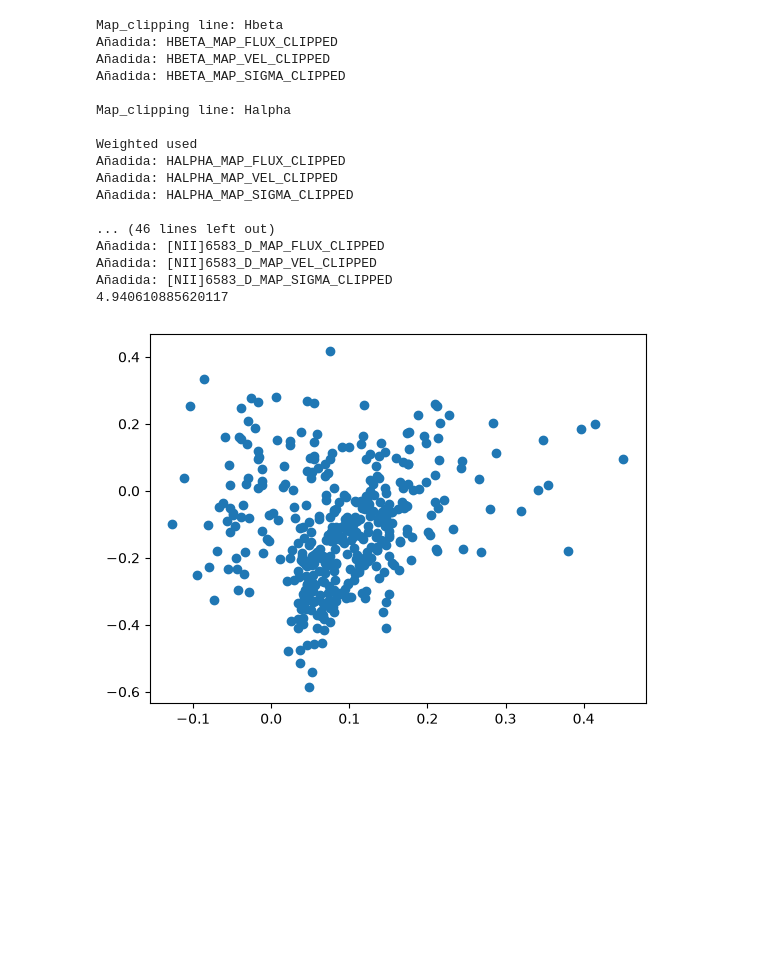
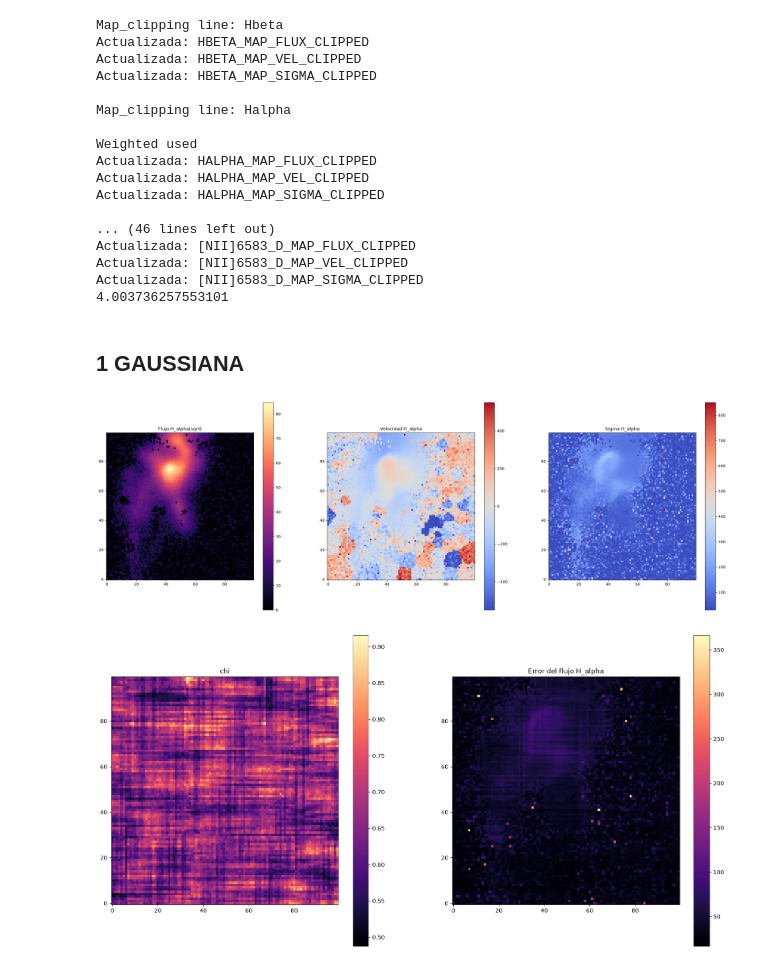
Before and after one commit to Thomas-thief/MUSE-PKS0745-ppxf, a Jupyter notebook: Abell1795_corr.ipynb, the cells around one changed output. Drawn from its saved outputs; the diff is of its cells as text; code cells hidden in the pictures; blank space fills up the shorter version.

```diff
--- a/Abell1795_corr.ipynb
+++ b/Abell1795_corr.ipynb
@@ -314,37 +142,61 @@ Añadida: HALPHA_FLUX_ERR_WEIGHTED
 # %%
 t0 = time.time()
-#Create clipped maps for each gas component of flux, velocity and sigma
-fit_gas.Clip_maps(name_fits_properties = "maps_ABELL/MUSE_PKS0745_properties.fits", min_vel_err=40, min_sigma_err=40, min_snr=5)
+# Create clipped maps for each gas component of flux, velocity and sigma
+fit_gas.Clip_maps(name_fits_properties = "maps_ABELL/MUSE_PKS0745_properties.fits", min_vel_err=190, min_sigma_err=240, max_snr=2.5)
 
 print(time.time()-t0)
 # %% [output]
 Map_clipping line: Hbeta
-Añadida: HBETA_MAP_FLUX_CLIPPED
-Añadida: HBETA_MAP_VEL_CLIPPED
-Añadida: HBETA_MAP_SIGMA_CLIPPED
+Actualizada: HBETA_MAP_FLUX_CLIPPED
+Actualizada: HBETA_MAP_VEL_CLIPPED
+Actualizada: HBETA_MAP_SIGMA_CLIPPED
 
 Map_clipping line: Halpha
 
 Weighted used
-Añadida: HALPHA_MAP_FLUX_CLIPPED
-Añadida: HALPHA_MAP_VEL_CLIPPED
-Añadida: HALPHA_MAP_SIGMA_CLIPPED
+Actualizada: HALPHA_MAP_FLUX_CLIPPED
+Actualizada: HALPHA_MAP_VEL_CLIPPED
+Actualizada: HALPHA_MAP_SIGMA_CLIPPED
 
 ... (46 lines left out)
-Añadida: [NII]6583_D_MAP_FLUX_CLIPPED
-Añadida: [NII]6583_D_MAP_VEL_CLIPPED
-Añadida: [NII]6583_D_MAP_SIGMA_CLIPPED
-4.940610885620117
+Actualizada: [NII]6583_D_MAP_FLUX_CLIPPED
+Actualizada: [NII]6583_D_MAP_VEL_CLIPPED
+Actualizada: [NII]6583_D_MAP_SIGMA_CLIPPED
+4.003736257553101
-# %%
-with fits.open("/home/humonthief/Universidad/Magister/MUSE PKS0745/maps_ABELL/MUSE_PKS0745_properties.fits") as hdu:
-    NII = hdu["[NII]6583_D_MAP_FLUX_CLIPPED"].data
-    OIII = hdu["[OIII]5007_D_MAP_FLUX_CLIPPED"].data
-    H_alpha = hdu["HALPHA_MAP_FLUX_CLIPPED"].data
-    H_beta = hdu["HBETA_MAP_FLUX_CLIPPED"].data
-
-x = NII/H_alpha
-y = OIII/H_beta
-plt.scatter(np.log10(x),np.log10(y))
-plt.show()
-# %% [output]
-[figure, removed]
+# %% [markdown]
+## 1 GAUSSIANA
+# %%
+with fits.open("/home/humonthief/Universidad/Magister/MUSE PKS0745/maps_ABELL/MUSE_PKS0745_properties.fits") as hdu:
+    H_alpha_f = hdu["GAS1G_HALPHA_FLUX"].data
+    H_alpha_f_e = hdu["GAS1G_HALPHA_FLUX_ERR"].data
+    H_alpha_v = hdu["GAS1G_HALPHA_VEL"].data
+    H_alpha_s = hdu["GAS1G_HALPHA_SIGMA"].data
+
+fig, ax = plt.subplots(1,3,figsize=(30,10))
+im0 = ax[0].imshow(np.sqrt(H_alpha_f),origin='lower',interpolation='nearest', cmap="magma")
+ax[0].set_title("Flujo H_alpha(sqrt)")
+fig.colorbar(im0, ax=ax[0])
+
+mask = H_alpha_f/np.mean(H_alpha_f)
+
+im1 = ax[1].imshow(H_alpha_v,vmin=-550,vmax=550,cmap='coolwarm',origin='lower',interpolation='nearest')
+ax[1].set_title("Velocidad H_alpha")
+fig.colorbar(im1, ax=ax[1])
+
+im2 = ax[2].imshow(H_alpha_s,vmin=30,vmax=850,cmap='coolwarm',origin='lower',interpolation='nearest')
+ax[2].set_title("Sigma H_alpha")
+fig.colorbar(im2, ax=ax[2])
+fig.show()
+
+fig, ax = plt.subplots(1,2,figsize=(20,10))
+im0 = ax[0].imshow(np.reshape(np.sqrt(fit_gas.chi_all), (100,100)),cmap="magma",origin='lower',interpolation='nearest')
+ax[0].set_title("chi")
+fig.colorbar(im0, ax=ax[0])
+
+im1 = ax[1].imshow(H_alpha_f_e, cmap="magma",origin='lower',interpolation='nearest')
+ax[1].set_title("Error del flujo H_alpha")
+fig.colorbar(im1, ax=ax[1])
+fig.show()
+# %% [output]
+[figure, added]
+[figure, added]
```
Also changed, not shown: parts of 13 cells of this notebook, 3 other files.
